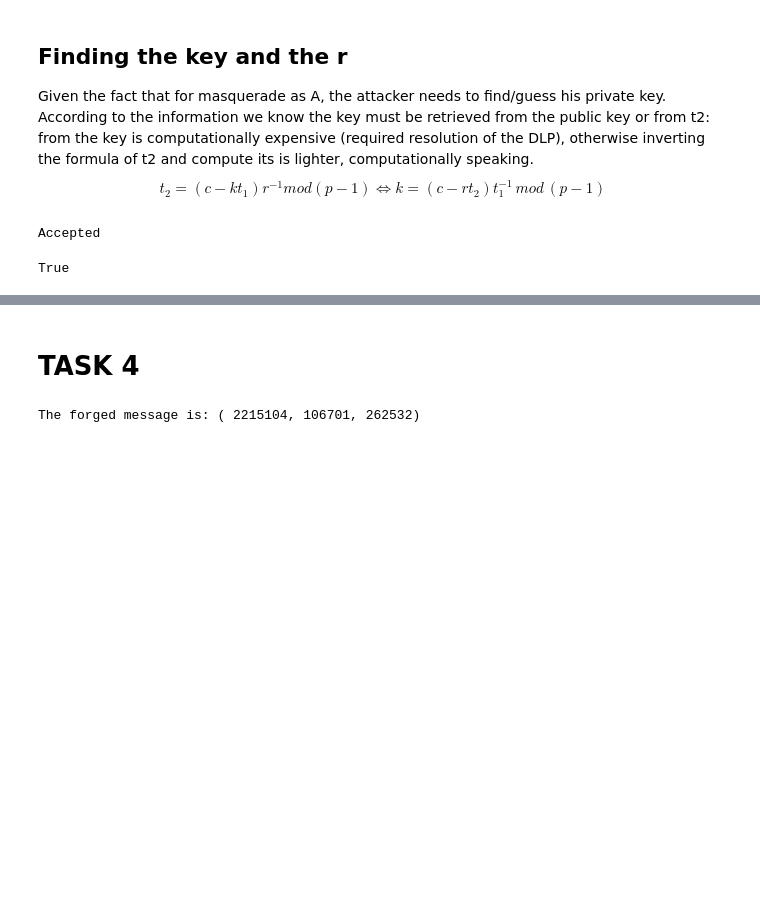
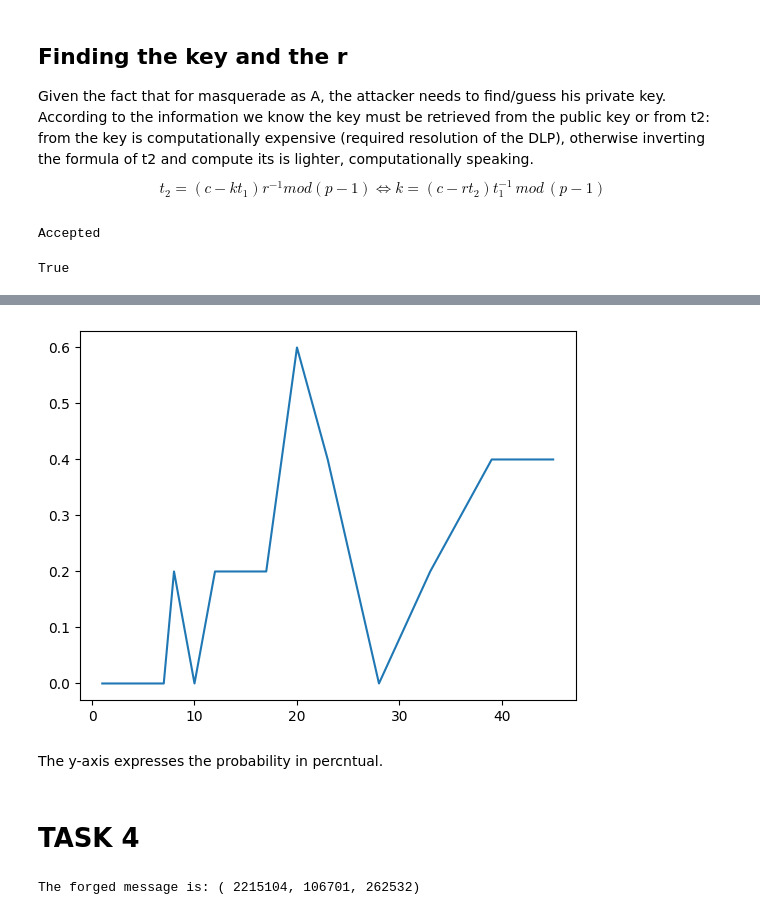
Before and after one commit to denisG99/TeamMutualInformation_InformationSec, a Jupyter notebook: Lab3_tasks.ipynb, the cells around one changed output, grey strips where cells are left out. Saved outputs shown, nothing was run; the diff lists cells and outputs as text; code cells hidden in the pictures; blank space fills up the shorter version.

```diff
--- a/Lab3_tasks.ipynb
+++ b/Lab3_tasks.ipynb
@@ -418,7 +411,7 @@ print(observed_t, observed_challenge)
 # %%
-num_tries = 10000
-attempts = [1]#[1, 4, 10, 20, 30]
+iterations = 10000
+attempts = np.logspace(math.log(1 + 1, 10), math.log(len(x_axis) + 1, 10), num=20, dtype='int')
 probs = []
-
-private_key_hat = find_k(observed_challenge, find_r(p, alpha, observed_t), observed_t, p)
-print(f"private_key = {private_key_hat}")
+#private_key_hat = find_k(observed_challenge, find_r(p, alpha, observed_t), observed_t, p)
+#private_key_hat = find_k(observed_challenge, find_r(p, alpha, observed_t), observed_t, p)
+#print(f"private_key = {private_key_hat}")
@@ -428,23 +418,14 @@ private_key = 8135
-# %%
-"""
-for attempt in attempts:
-    successes = 0
-
-    for i in range(num_tries):
-        success = attack(p, alpha, observed_challenge, observed_t, attempt)
-        print(f"success: {success}")
-        if success:
-            successes += 1
-    probs.append(successes/num_tries)
-"""
 # %%
 for attempt in attempts:
     successes = 0
 
-    for i in range(num_tries):
-        success = masquerade(p, alpha, private_key_hat, observed_challenge, attempt)
-        print(f"success: {success}")
+    for i in range(iterations):
+        r_lst = np.argsort(r_distribution(p))
+
+        success = masquerade_attack(p, alpha, r_lst[-attempt:], observed_challenge, observed_t)
+        print(f"{i} -> success: {success}")
+
         if success:
             successes += 1
-    probs.append(successes/num_tries)
+    probs.append((successes/iterations) * 100)
 # %% [output]
@@ -473,3 +473,10 @@ success probability w/1 attempts: 0.0
+# %%
+plt.plot(attempts, probs)
+plt.show()
+# %% [output]
+[figure, added]
+# %% [markdown]
+The y-axis expresses the probability in percntual.
 # %% [markdown]
 # TASK 4
 # %%
```
Also changed, not shown: parts of 8 cells of this notebook.
